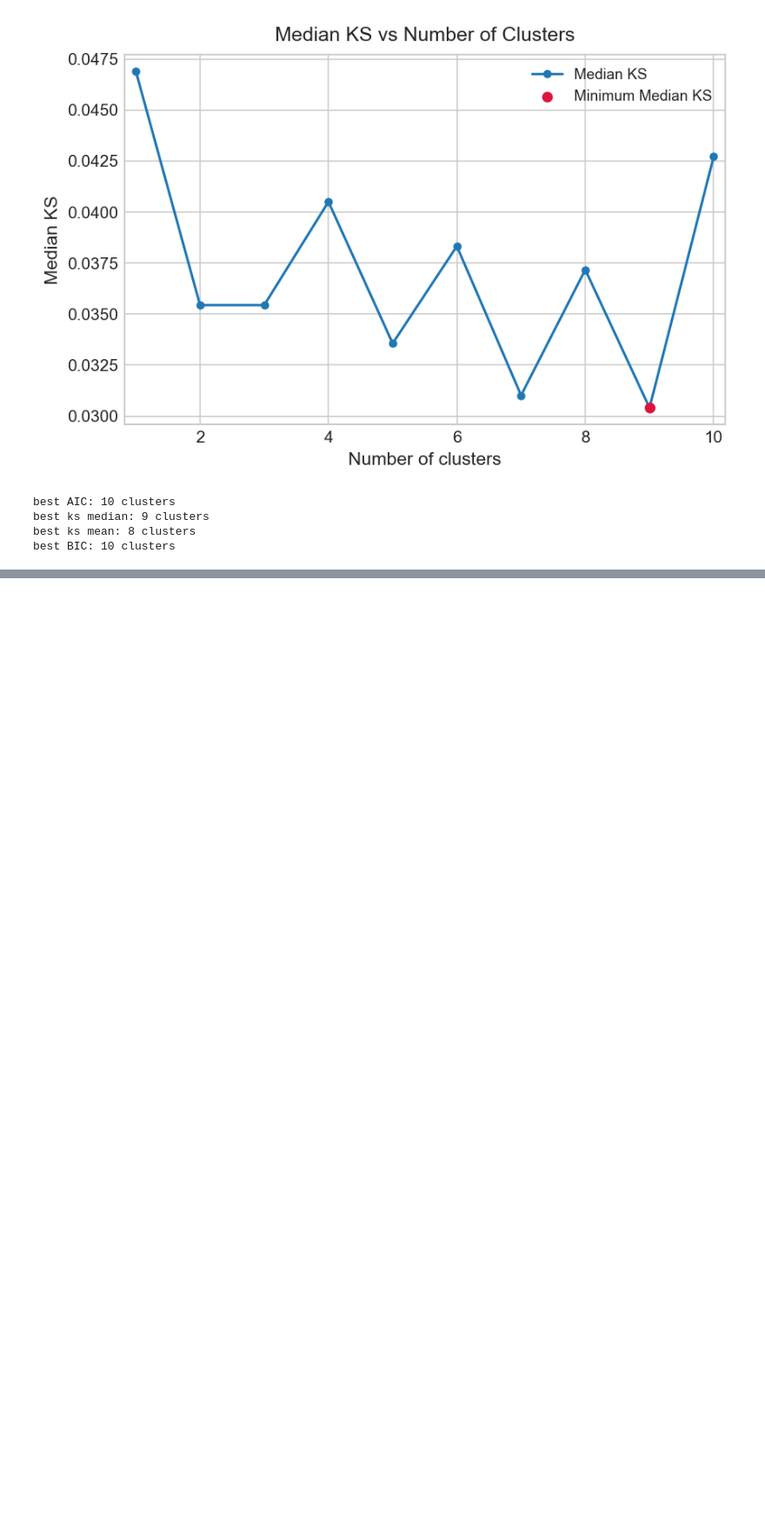
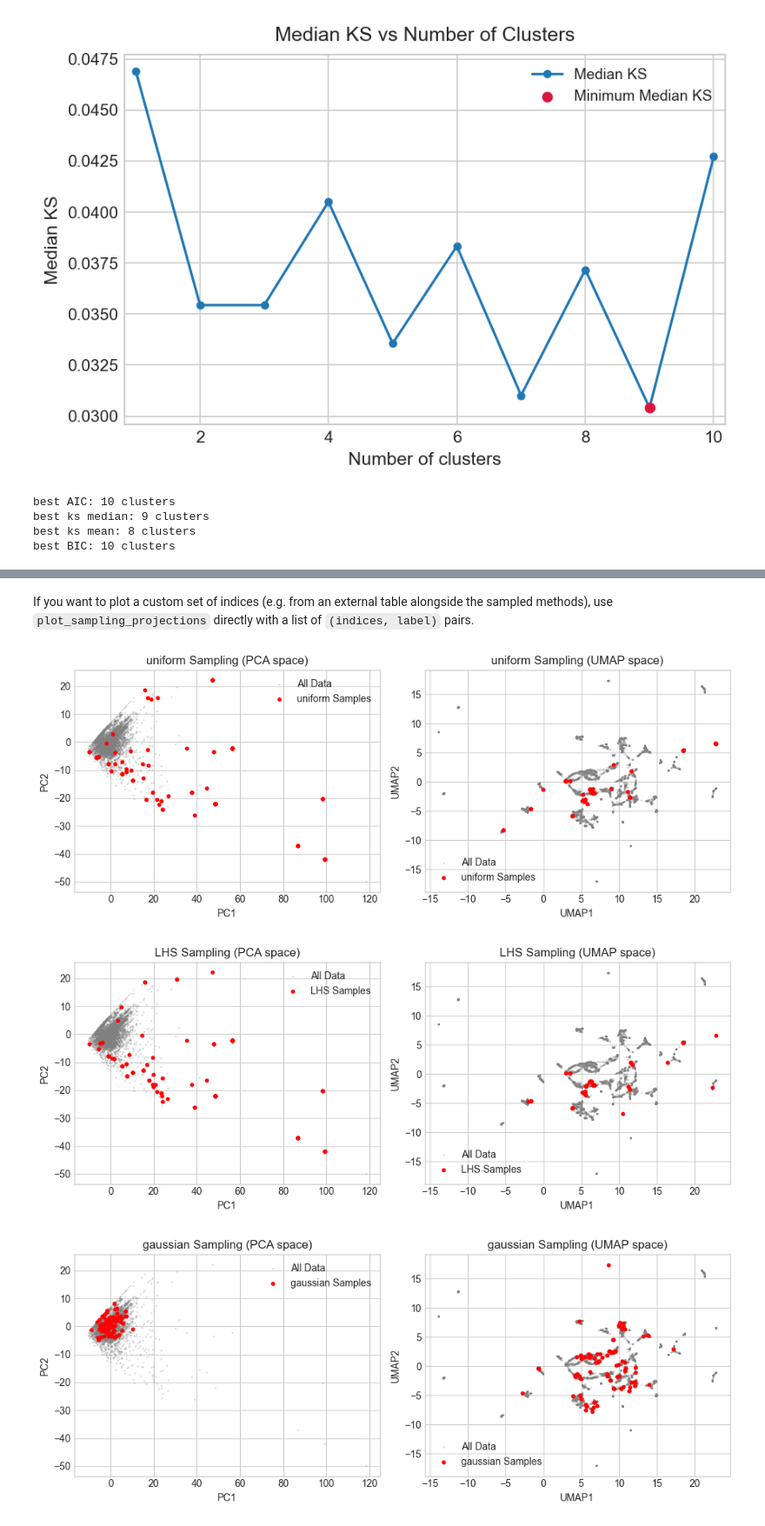
Before and after one commit to GrantMcConachie/odor_space_sampling, a Jupyter notebook: noteboooks/example_usage.ipynb, the cells around one changed output, grey strips where cells are left out. Shown at 87% size. Drawn from its saved outputs; the diff is of its cells as text; code cells hidden in the pictures; blank space fills up the shorter version.

```diff
--- a/noteboooks/example_usage.ipynb
+++ b/noteboooks/example_usage.ipynb
@@ -188,0 +245,13 @@ This script is for functions that are used in plotting
+# %% [markdown]
+If you want to plot a custom set of indices (e.g. from an external table alongside the sampled methods), use `plot_sampling_projections` directly with a list of `(indices, label)` pairs.
+# %%
+sample_methods = [(v["indices"], k) for k, v in all_samples.items()]
+
+# append any external index sets here, e.g.:
+# sample_methods.append((tori_df_1_idx, "TORI_table1"))
+
+plotting.plot_sampling_projections(odor_data.x, sample_methods)
+# %% [output]
+[figure, added]
+[figure, added]
+[figure, added]
```
Also changed, not shown: parts of 12 cells of this notebook, 8 other files.
